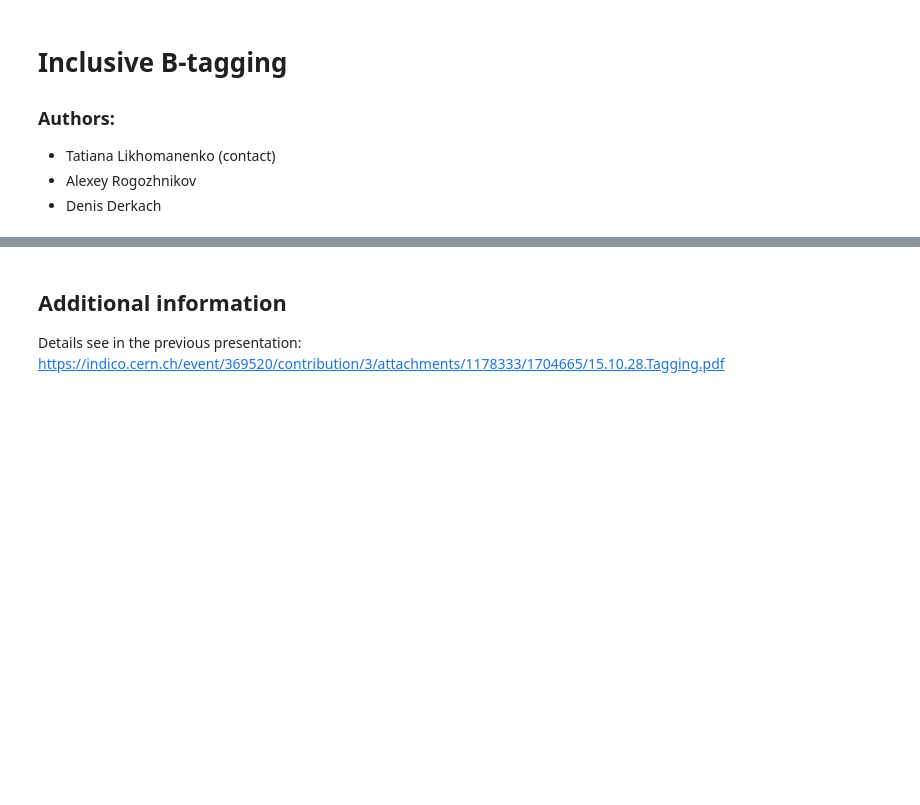
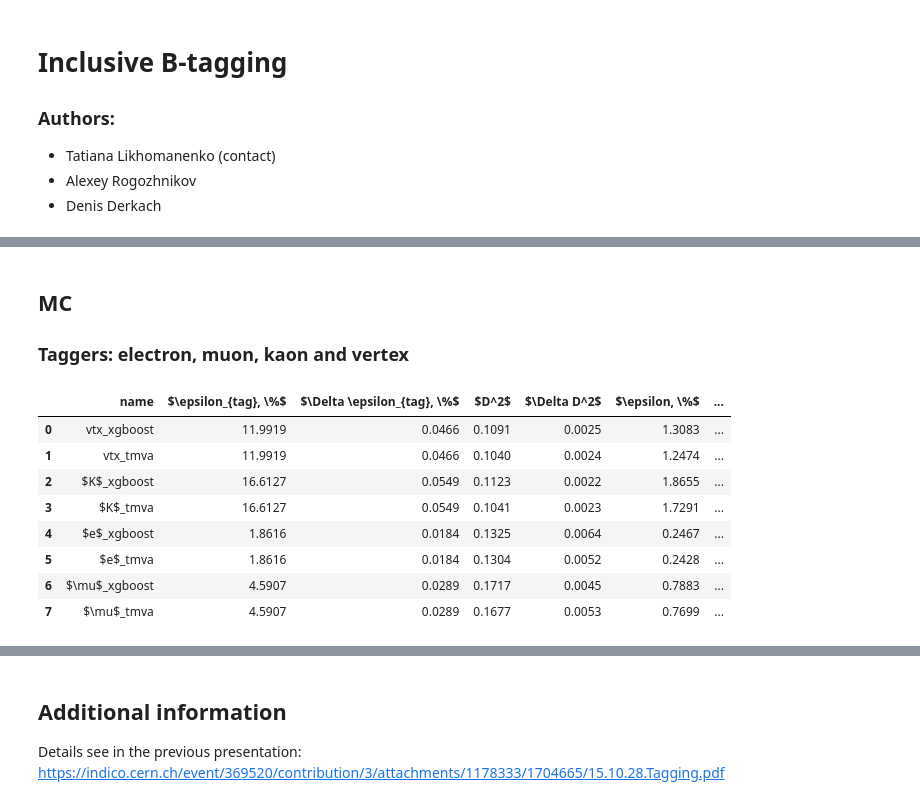
Before and after one commit to tlikhomanenko/tagging_LHCb, a Jupyter notebook: Analysis-scheme.ipynb, the cells around one changed output, grey strips where cells are left out. Saved outputs shown, nothing was run; the diff lists cells and outputs as text; code cells hidden in the pictures; blank space fills up the shorter version.

```diff
--- a/Analysis-scheme.ipynb
+++ b/Analysis-scheme.ipynb
@@ -46 +53,17 @@ pandas.read_csv('img/old-tagging-parts.csv').drop(['AUC, with untag', '$\Delta$
+# %% [markdown]
+## MC
+### Taggers: electron, muon, kaon and vertex
+# %%
+pandas.set_option('display.precision', 4)
+pandas.read_csv('img/old-tagging-parts-MC.csv').drop(['AUC, with untag', '$\Delta$ AUC, with untag'], axis=1)
+# %% [output]
+|  | name | $\epsilon_{tag}, \%$ | $\Delta \epsilon_{tag}, \%$ | $D^2$ | $\Delta D^2$ | $\epsilon, \%$ | ... |
+| 0 | vtx_xgboost | 11.9919 | 0.0466 | 0.1091 | 0.0025 | 1.3083 | ... |
+| 1 | vtx_tmva | 11.9919 | 0.0466 | 0.1040 | 0.0024 | 1.2474 | ... |
+| 2 | $K$_xgboost | 16.6127 | 0.0549 | 0.1123 | 0.0022 | 1.8655 | ... |
+| 3 | $K$_tmva | 16.6127 | 0.0549 | 0.1041 | 0.0023 | 1.7291 | ... |
+| 4 | $e$_xgboost | 1.8616 | 0.0184 | 0.1325 | 0.0064 | 0.2467 | ... |
+| 5 | $e$_tmva | 1.8616 | 0.0184 | 0.1304 | 0.0052 | 0.2428 | ... |
+| 6 | $\mu$_xgboost | 4.5907 | 0.0289 | 0.1717 | 0.0045 | 0.7883 | ... |
+| 7 | $\mu$_tmva | 4.5907 | 0.0289 | 0.1677 | 0.0053 | 0.7699 | ... |
 # %% [markdown]
```
Also changed, not shown: parts of 37 cells of this notebook, 3 other files.
